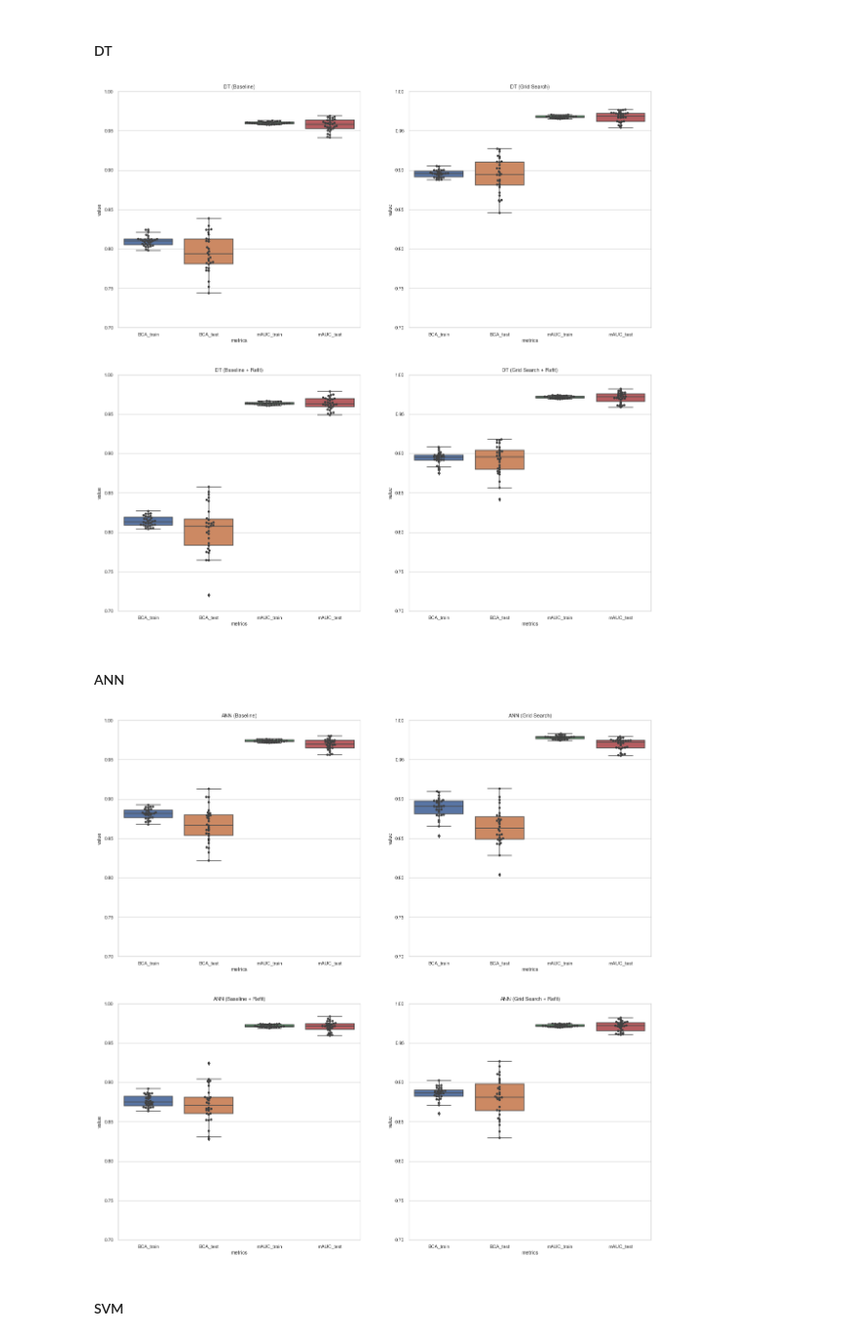
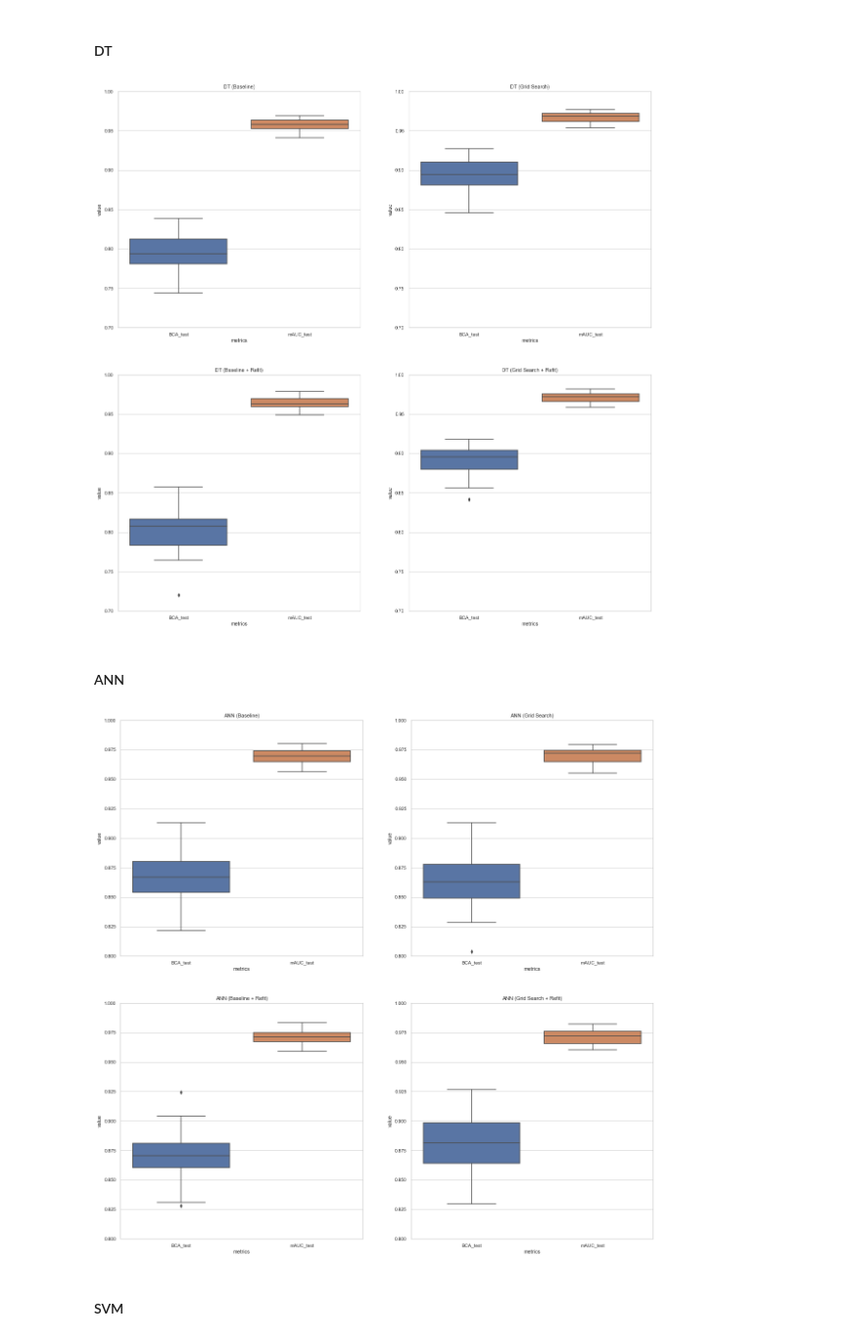
Before and after one commit to rusane/natural-computing, a Jupyter notebook: Project/Result Plots.ipynb, the cells around one changed output. Shown at 98% size. Cells and saved outputs as stored; diff of their text form; code cells hidden in the pictures.

```diff
--- a/Project/Result Plots.ipynb
+++ b/Project/Result Plots.ipynb
@@ -48,38 +48,38 @@ stk_cv_df = pd.read_csv('./results/stk_cv.csv')
 refit_stk_df = pd.read_csv('./results/refit_stk.csv')
 refit_stk_cv_df = pd.read_csv('./results/refit_stk_cv.csv')
 # %%
-def plot_result(df1, df2, df3, df4, y, t1, t2, t3, t4):
+def plot_result(df1, df2, df3, df4, y, t1, t2, t3, t4, cols):
     '''function to visualize box plots'''
     plt.figure(figsize=(20,20))
     plt.subplot(2,2,1)
     sns.boxplot(x="metrics", y="value",
-                data=pd.melt(df1, var_name='metrics'))
-    sns.swarmplot(x="metrics", y="value", color=".25",
-                  data=pd.melt(df1, var_name='metrics'))
+                data=pd.melt(df1[cols], var_name='metrics'))
+#     sns.swarmplot(x="metrics", y="value", color=".25",
+#                   data=pd.melt(df1, var_name='metrics'))
     plt.ylim(y)
     plt.title(t1)
 
     plt.subplot(2,2,2)
     sns.boxplot(x="metrics", y="value",
-                data=pd.melt(df2, var_name='metrics'))
-    sns.swarmplot(x="metrics", y="value", color=".25",
-                  data=pd.melt(df2, var_name='metrics'))
+                data=pd.melt(df2[cols], var_name='metrics'))
+#     sns.swarmplot(x="metrics", y="value", color=".25",
+#                   data=pd.melt(df2, var_name='metrics'))
     plt.ylim(y)
     plt.title(t2)
 
     plt.subplot(2,2,3)
     sns.boxplot(x="metrics", y="value",
-                data=pd.melt(df3, var_name='metrics'))
-    sns.swarmplot(x="metrics", y="value", color=".25",
-                  data=pd.melt(df3, var_name='metrics'))
+                data=pd.melt(df3[cols], var_name='metrics'))
+#     sns.swarmplot(x="metrics", y="value", color=".25",
+#                   data=pd.melt(df3, var_name='metrics'))
     plt.ylim(y)
     plt.title(t3)
 
     plt.subplot(2,2,4)
     sns.boxplot(x="metrics", y="value",
-                data=pd.melt(df4, var_name='metrics'))
-    sns.swarmplot(x="metrics", y="value", color=".25",
-                  data=pd.melt(df4, var_name='metrics'))
+                data=pd.melt(df4[cols], var_name='metrics'))
+#     sns.swarmplot(x="metrics", y="value", color=".25",
+#                   data=pd.melt(df4, var_name='metrics'))
     plt.ylim(y)
     plt.title(t4)
 
@@ -103,19 +104,21 @@ plot_result(def_dtc_df, dtc_df, def_refit_dtc_df, refit_dtc_df,
             [0.7,1], "DT (Baseline)",
             "DT (Grid Search)",
             "DT (Baseline + Refit)",
-            "DT (Grid Search + Refit)")
+            "DT (Grid Search + Refit)",
+            ['BCA_test', 'mAUC_test'])
 # %% [output]
-[figure, old version]
+[figure, new version]
 # %% [markdown]
 #### ANN
 # %%
 plot_result(def_ann_df, ann_df, def_refit_ann_df, refit_ann_df,
-            [0.7,1], "ANN (Baseline)",
+            [0.8,1], "ANN (Baseline)",
             "ANN (Grid Search)",
             "ANN (Baseline + Refit)",
-            "ANN (Grid Search + Refit)")
+            "ANN (Grid Search + Refit)",
+            ['BCA_test', 'mAUC_test'])
 # %% [output]
-[figure, old version]
+[figure, new version]
 # %% [markdown]
 #### SVM
 # %%
```
Also changed, not shown: parts of 3 cells of this notebook, 1 other file.
